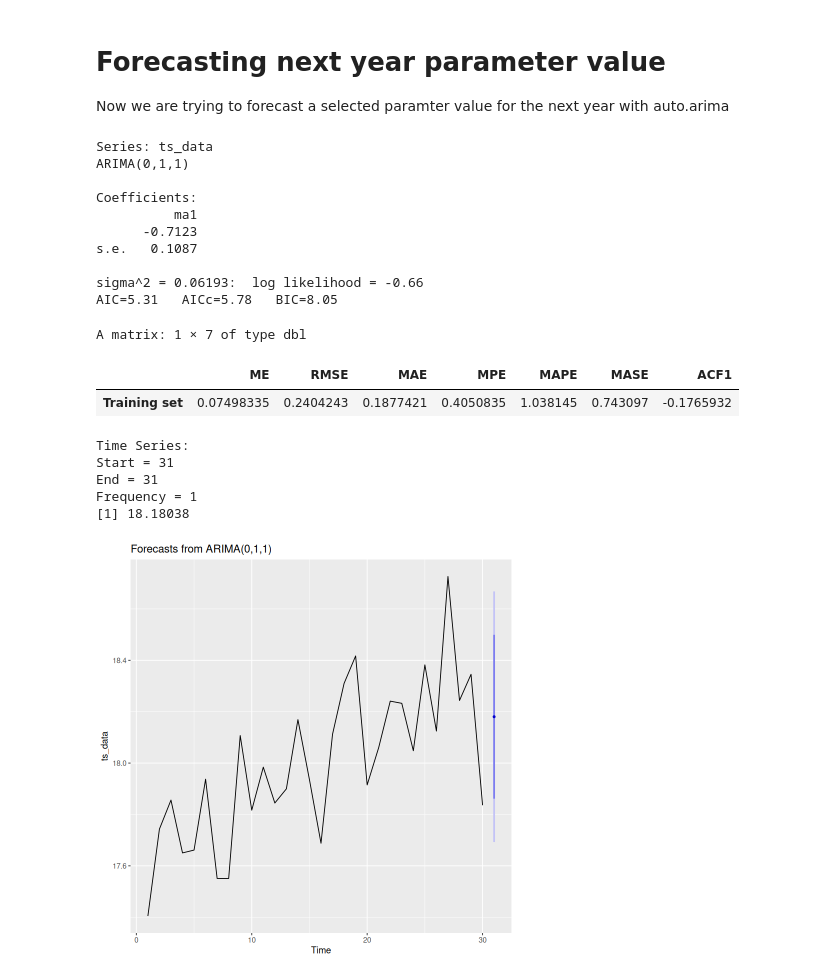
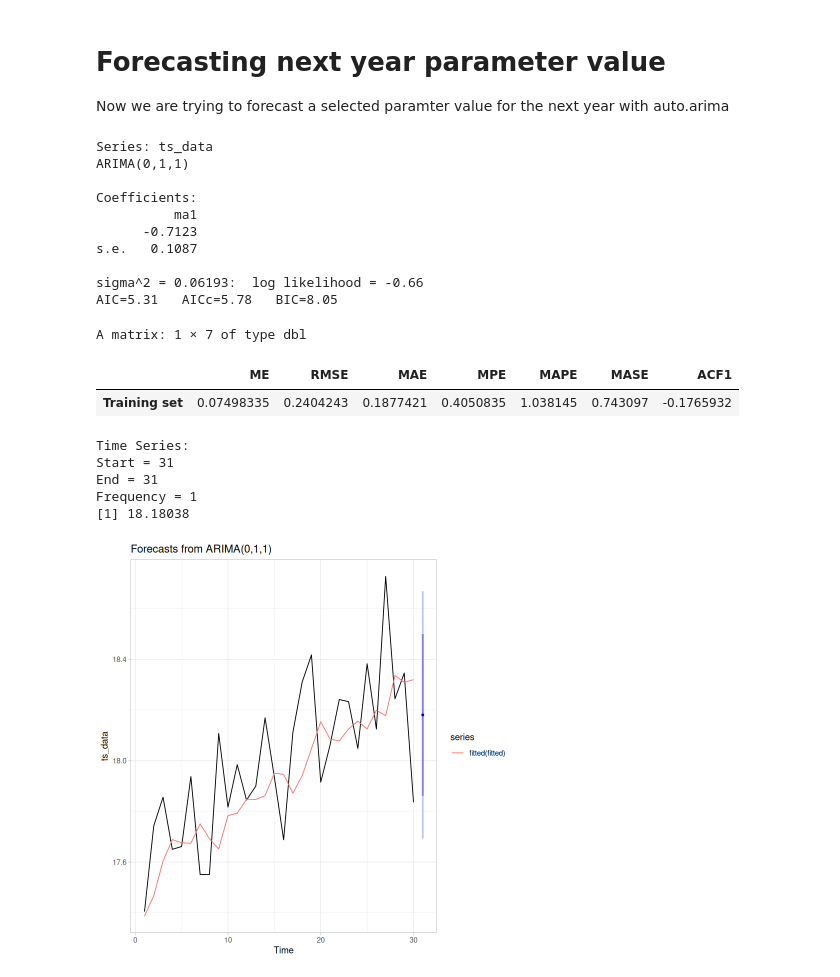
Before and after one commit to dinasdata/WeatherViz, a Jupyter notebook: notebook.ipynb, the cells around one changed output. Drawn from its saved outputs; the diff is of its cells as text; code cells hidden in the pictures.

```diff
--- a/notebook.ipynb
+++ b/notebook.ipynb
@@ -156,29 +156,29 @@ Now we are trying to forecast a selected paramter value for the next year with a
 # %%
 df = pere_year[["Tmoy"]]
 ts_data = ts(df,frequency = 1)
 fitted = auto.arima(ts_data)
 forecasted = forecast(fitted,h = 1)
 print(fitted)
-autoplot(forecasted)
+autoplot(forecasted)+autolayer(fitted(fitted))+theme_light()
 accuracy(fitted)
 print(forecasted$mean)
 # %% [output]
 Series: ts_data
 ARIMA(0,1,1)
 
 Coefficients:
           ma1
       -0.7123
 s.e.   0.1087
 
 sigma^2 = 0.06193:  log likelihood = -0.66
 AIC=5.31   AICc=5.78   BIC=8.05
 A matrix: 1 × 7 of type dbl
 |  | ME | RMSE | MAE | MPE | MAPE | MASE | ACF1 |
 | Training set | 0.07498335 | 0.2404243 | 0.1877421 | 0.4050835 | 1.038145 | 0.743097 | -0.1765932 |
 Time Series:
 Start = 31
 End = 31
 Frequency = 1
 [1] 18.18038
-[figure, old version]
+[figure, new version]
```
Also changed, not shown: parts of 2 cells of this notebook.
